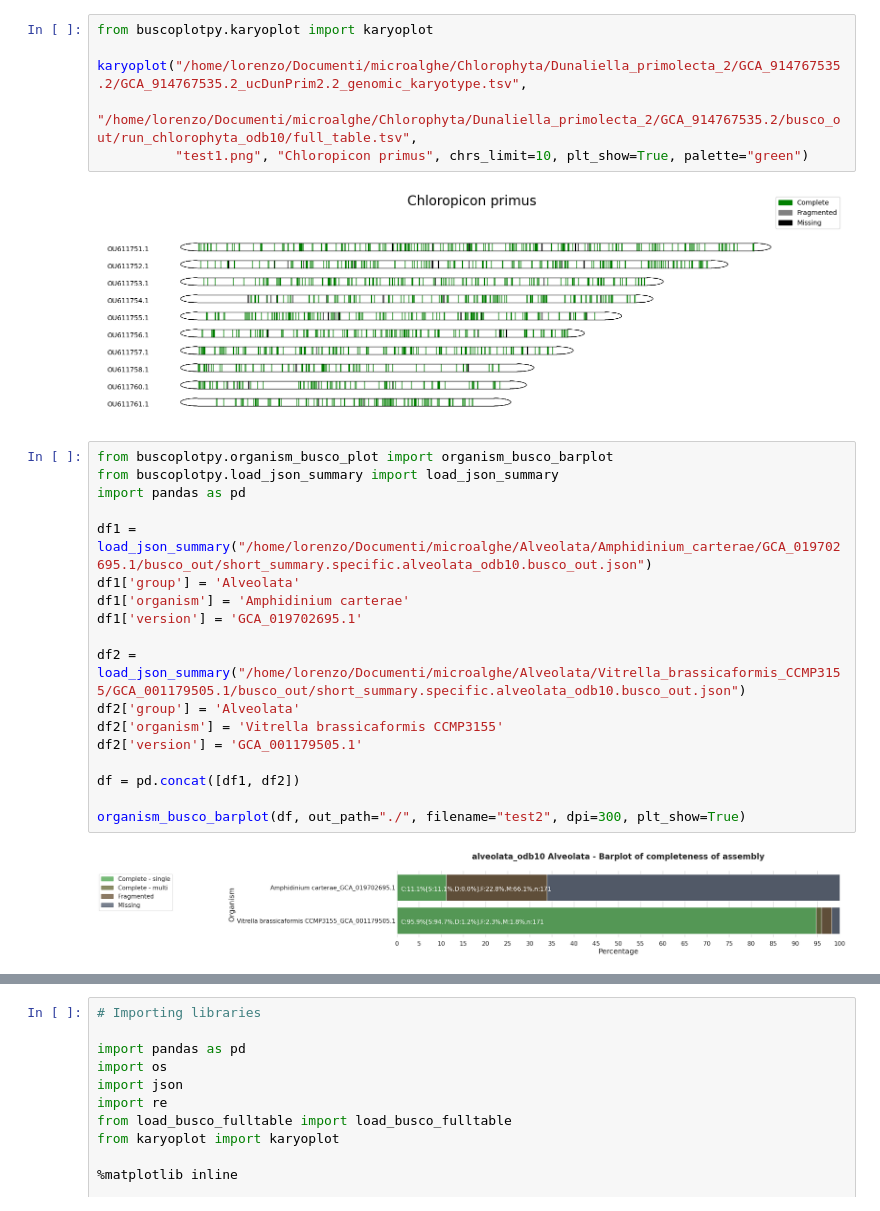
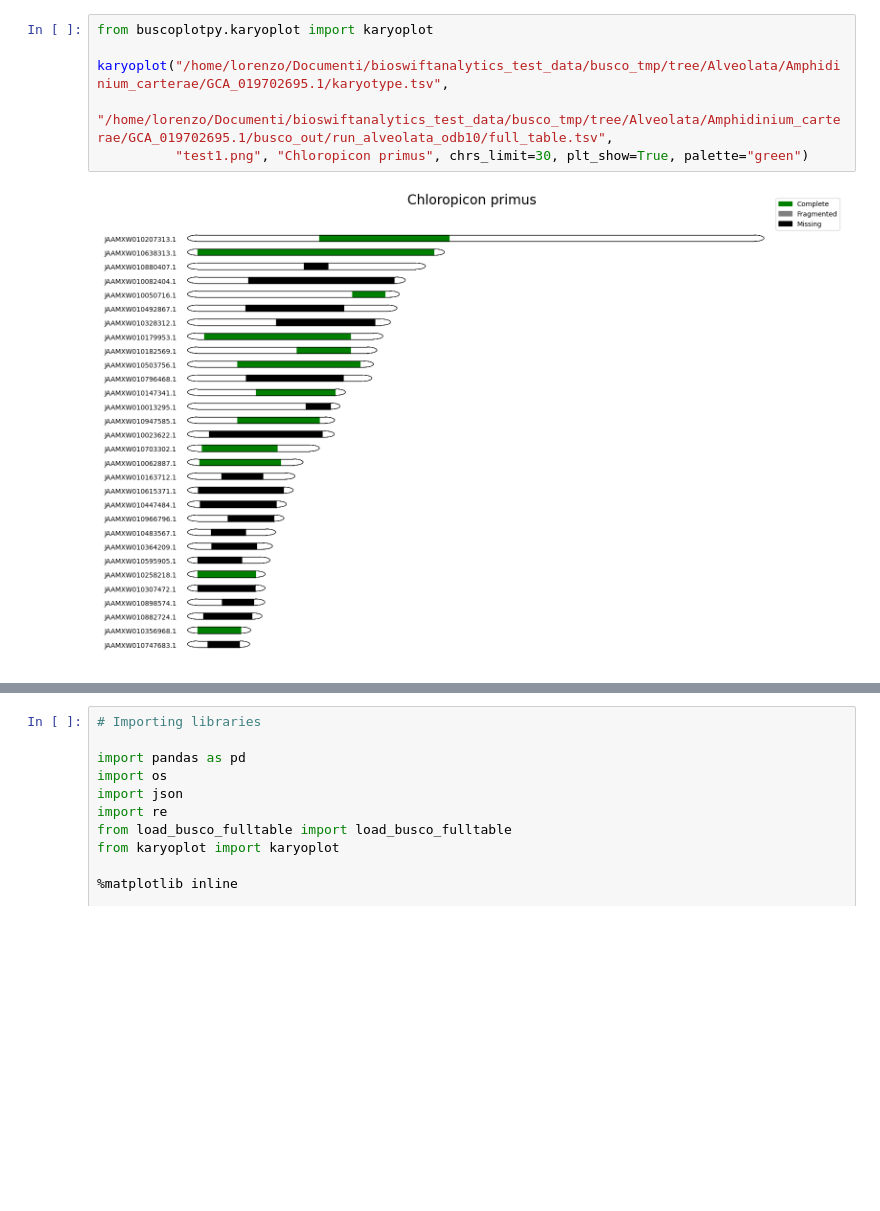
Before and after one commit to lorenzo-arcioni/BUSCO-Plot-Py, a Jupyter notebook: src/test.ipynb, the cells around one changed output, grey strips where cells are left out. Saved outputs shown, nothing was run; the diff lists cells and outputs as text; blank space fills up the shorter version.

```diff
--- a/src/test.ipynb
+++ b/src/test.ipynb
@@ -1,28 +1,8 @@
 # %%
 from buscoplotpy.karyoplot import karyoplot
 
-karyoplot("/home/lorenzo/Documenti/microalghe/Chlorophyta/Dunaliella_primolecta_2/GCA_914767535.2/GCA_914767535.2_ucDunPrim2.2_genomic_karyotype.tsv",
-          "/home/lorenzo/Documenti/microalghe/Chlorophyta/Dunaliella_primolecta_2/GCA_914767535.2/busco_out/run_chlorophyta_odb10/full_table.tsv",
-          "test1.png", "Chloropicon primus", chrs_limit=10, plt_show=True, palette="green")
+karyoplot("/home/lorenzo/Documenti/bioswiftanalytics_test_data/busco_tmp/tree/Alveolata/Amphidinium_carterae/GCA_019702695.1/karyotype.tsv",
+          "/home/lorenzo/Documenti/bioswiftanalytics_test_data/busco_tmp/tree/Alveolata/Amphidinium_carterae/GCA_019702695.1/busco_out/run_alveolata_odb10/full_table.tsv",
+          "test1.png", "Chloropicon primus", chrs_limit=30, plt_show=True, palette="green")
 # %% [output]
-[figure, old version]
+[figure, new version]
-# %%
-from buscoplotpy.organism_busco_plot import organism_busco_barplot
-from buscoplotpy.load_json_summary import load_json_summary
-import pandas as pd
-
-df1 = load_json_summary("/home/lorenzo/Documenti/microalghe/Alveolata/Amphidinium_carterae/GCA_019702695.1/busco_out/short_summary.specific.alveolata_odb10.busco_out.json")
-df1['group'] = 'Alveolata'
-df1['organism'] = 'Amphidinium carterae'
-df1['version'] = 'GCA_019702695.1'
-
-df2 = load_json_summary("/home/lorenzo/Documenti/microalghe/Alveolata/Vitrella_brassicaformis_CCMP3155/GCA_001179505.1/busco_out/short_summary.specific.alveolata_odb10.busco_out.json")
-df2['group'] = 'Alveolata'
-df2['organism'] = 'Vitrella brassicaformis CCMP3155'
-df2['version'] = 'GCA_001179505.1'
-
-df = pd.concat([df1, df2])
-
-organism_busco_barplot(df, out_path="./", filename="test2", dpi=300, plt_show=True)
-# %% [output]
-[figure, removed]
```
Also changed, not shown: parts of 2 cells of this notebook, 2 other files.
